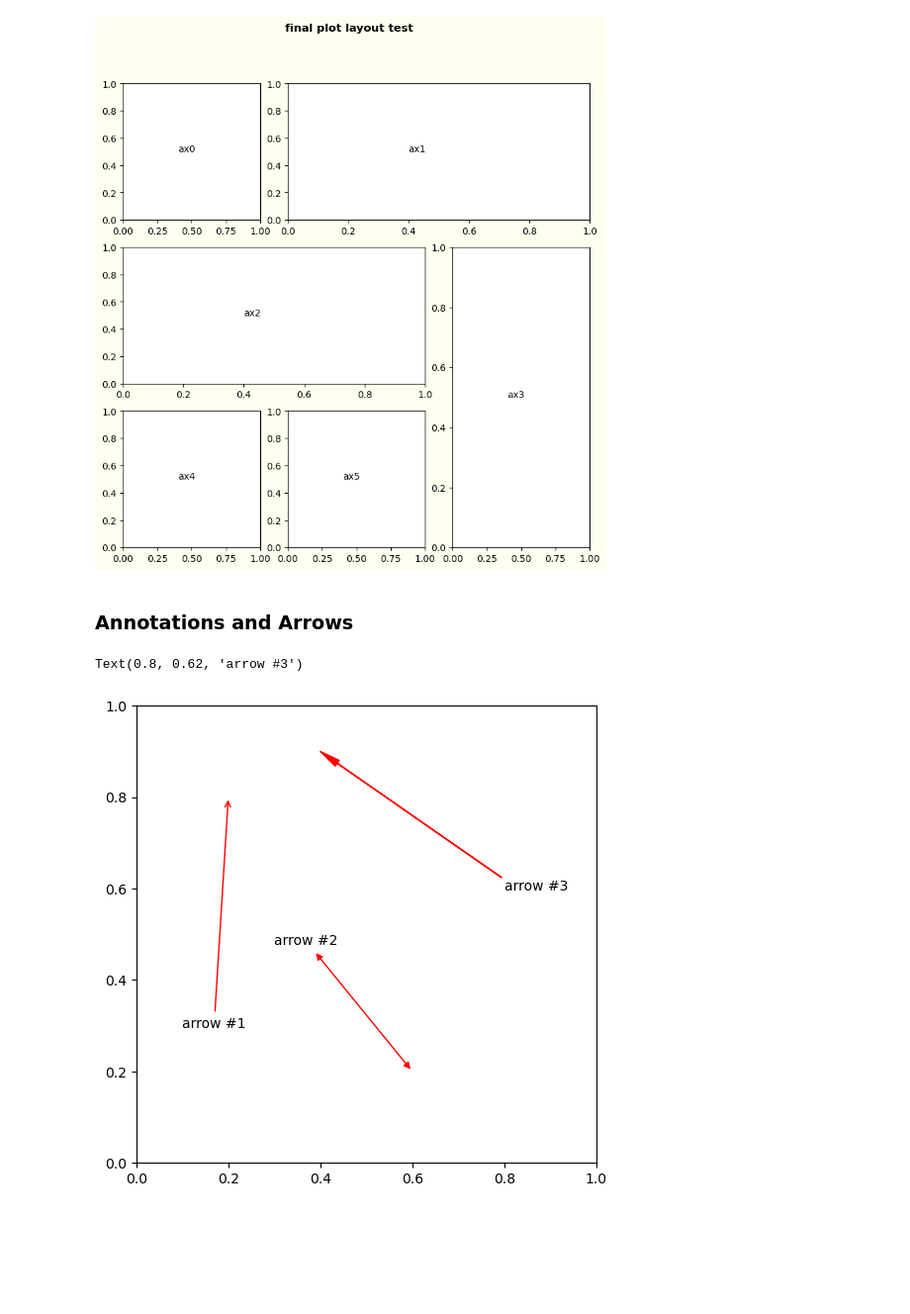
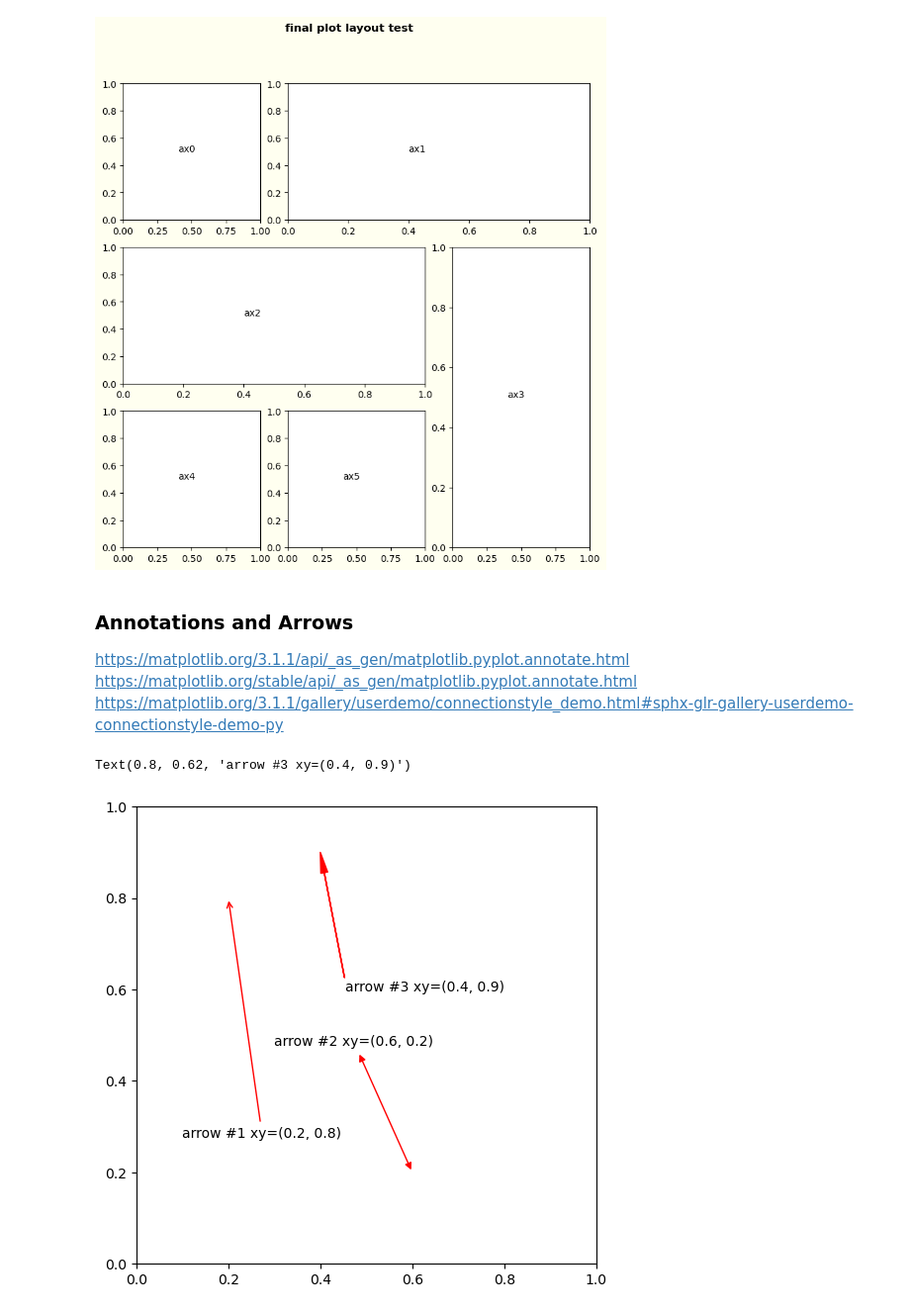
Before and after one commit to ngn73/pands_project, a Jupyter notebook: notebooks/exploring_matplotlib_layouts.ipynb, the cells around one changed output. Shown: that part at 99% size. Saved outputs shown, nothing was run; the diff lists cells and outputs as text; code cells hidden in the pictures; blank space fills up the shorter version.

```diff
--- a/notebooks/exploring_matplotlib_layouts.ipynb
+++ b/notebooks/exploring_matplotlib_layouts.ipynb
@@ -139,24 +139,29 @@ ax5 = fig.add_subplot(gs[-1, -2]).annotate('ax5', xy=(0.4,0.5))
 [figure]
 # %% [markdown]
 ### Annotations and Arrows
+https://matplotlib.org/3.1.1/api/_as_gen/matplotlib.pyplot.annotate.html
+https://matplotlib.org/stable/api/_as_gen/matplotlib.pyplot.annotate.html
+https://matplotlib.org/3.1.1/gallery/userdemo/connectionstyle_demo.html#sphx-glr-gallery-userdemo-connectionstyle-demo-py
 # %%
 #Lets go back to a basic plot
 fig, ax = plt.subplots(1,1, figsize = (6,6)) #Create Canvas 600 x600
 
-ax.annotate('arrow #1', xy=(0.2, 0.8), xycoords='data',
-            xytext=(0.1, 0.32), textcoords='data',
+#xy = Coordinates of point arrow points to
+#xytext = Coordinates of annotation text arrow extends from (note the horizontalalignment!)
+ax.annotate('arrow #1 xy=(0.2, 0.8)', xy=(0.2, 0.8), xycoords='data',
+            xytext=(0.1, 0.3), textcoords='data',
             arrowprops=dict(arrowstyle= '->', color='red',lw=1,ls='-'),
             horizontalalignment='left', verticalalignment='top')
 
-ax.annotate('arrow #2', xy=(0.6, 0.2), xycoords='data',
+ax.annotate('arrow #2 xy=(0.6, 0.2)', xy=(0.6, 0.2), xycoords='data',
             xytext=(0.3, 0.5), textcoords='data',
             arrowprops=dict(arrowstyle= '<|-|>', color='red',lw=1,ls='-'),
             horizontalalignment='left', verticalalignment='top')
 
-ax.annotate('arrow #3', xy=(0.4, 0.9), xycoords='data',
+ax.annotate('arrow #3 xy=(0.4, 0.9)', xy=(0.4, 0.9), xycoords='data',
             xytext=(0.8, 0.62), textcoords='data',
             arrowprops=dict(color='red',lw=1,ls='-', headlength=15, headwidth=5, width=0.1),
-            horizontalalignment='left', verticalalignment='top')
+            horizontalalignment='right', verticalalignment='top')
 # %% [output]
-Text(0.8, 0.62, 'arrow #3')
+Text(0.8, 0.62, 'arrow #3 xy=(0.4, 0.9)')
-[figure, old version]
+[figure, new version]
```
Also changed, not shown: 15 other files.
